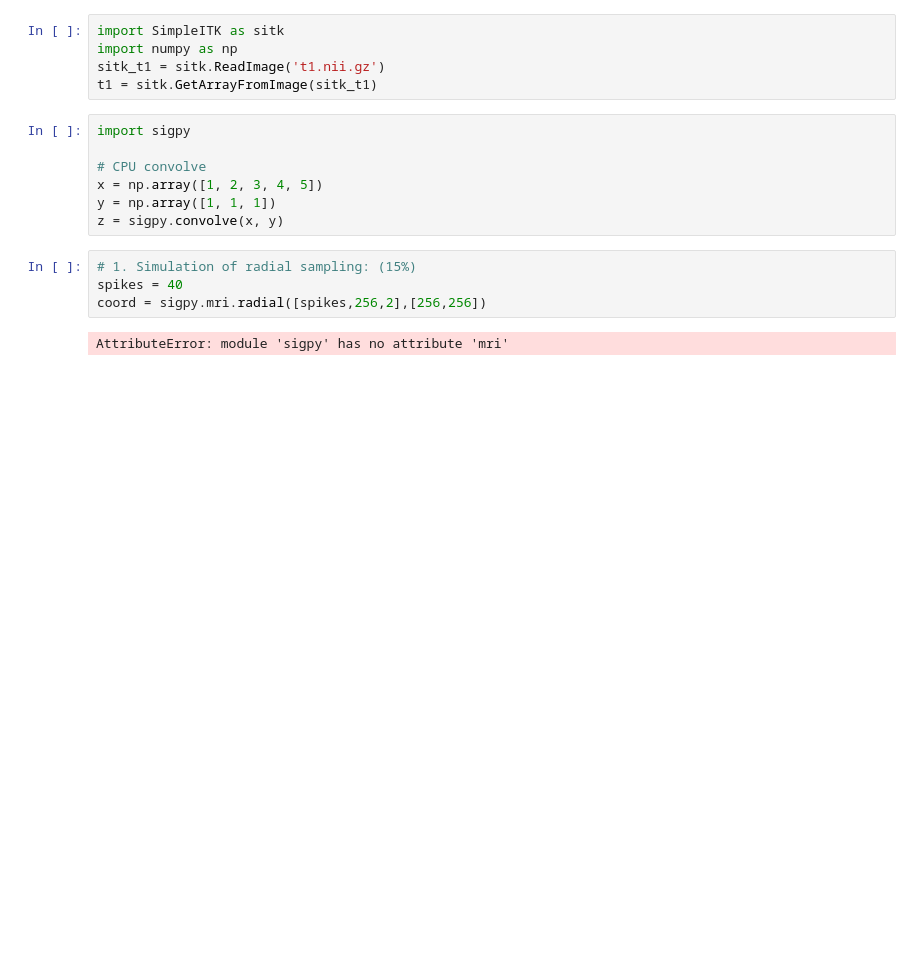
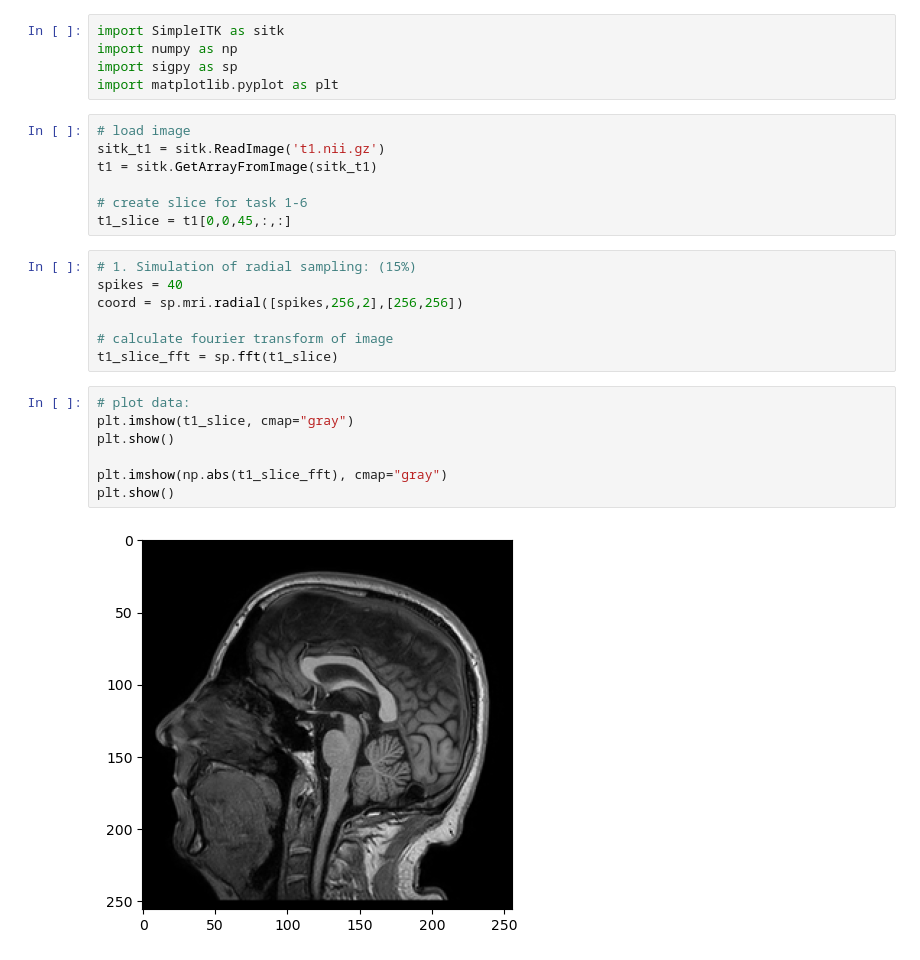
Before and after one commit to lassestahnke/HL2027_recon, a Jupyter notebook: HL2027_project_1.ipynb, the cells around one changed output. Saved outputs shown, nothing was run; the diff lists cells and outputs as text; blank space fills up the shorter version.

Commit message:
plot image slice, calculate fft; fft not working

```diff
--- a/HL2027_project_1.ipynb
+++ b/HL2027_project_1.ipynb
@@ -1,18 +1,28 @@
+# %%
+import SimpleITK as sitk
+import numpy as np
+import sigpy as sp
+import matplotlib.pyplot as plt
 # %%
-import SimpleITK as sitk
-import numpy as np
+# load image
 sitk_t1 = sitk.ReadImage('t1.nii.gz')
 t1 = sitk.GetArrayFromImage(sitk_t1)
+
+# create slice for task 1-6
+t1_slice = t1[0,0,45,:,:]
-# %%
-import sigpy
-
-# CPU convolve
-x = np.array([1, 2, 3, 4, 5])
-y = np.array([1, 1, 1])
-z = sigpy.convolve(x, y)
 # %%
 # 1. Simulation of radial sampling: (15%)
 spikes = 40
-coord = sigpy.mri.radial([spikes,256,2],[256,256])
+coord = sp.mri.radial([spikes,256,2],[256,256])
+
+# calculate fourier transform of image
+t1_slice_fft = sp.fft(t1_slice)
-# %% [output]
-AttributeError: module 'sigpy' has no attribute 'mri'
+# %%
+# plot data:
+plt.imshow(t1_slice, cmap="gray")
+plt.show()
+
+plt.imshow(np.abs(t1_slice_fft), cmap="gray")
+plt.show()
+# %% [output]
+[figure, added]
```
Also changed, not shown: parts of 1 cell of this notebook.
